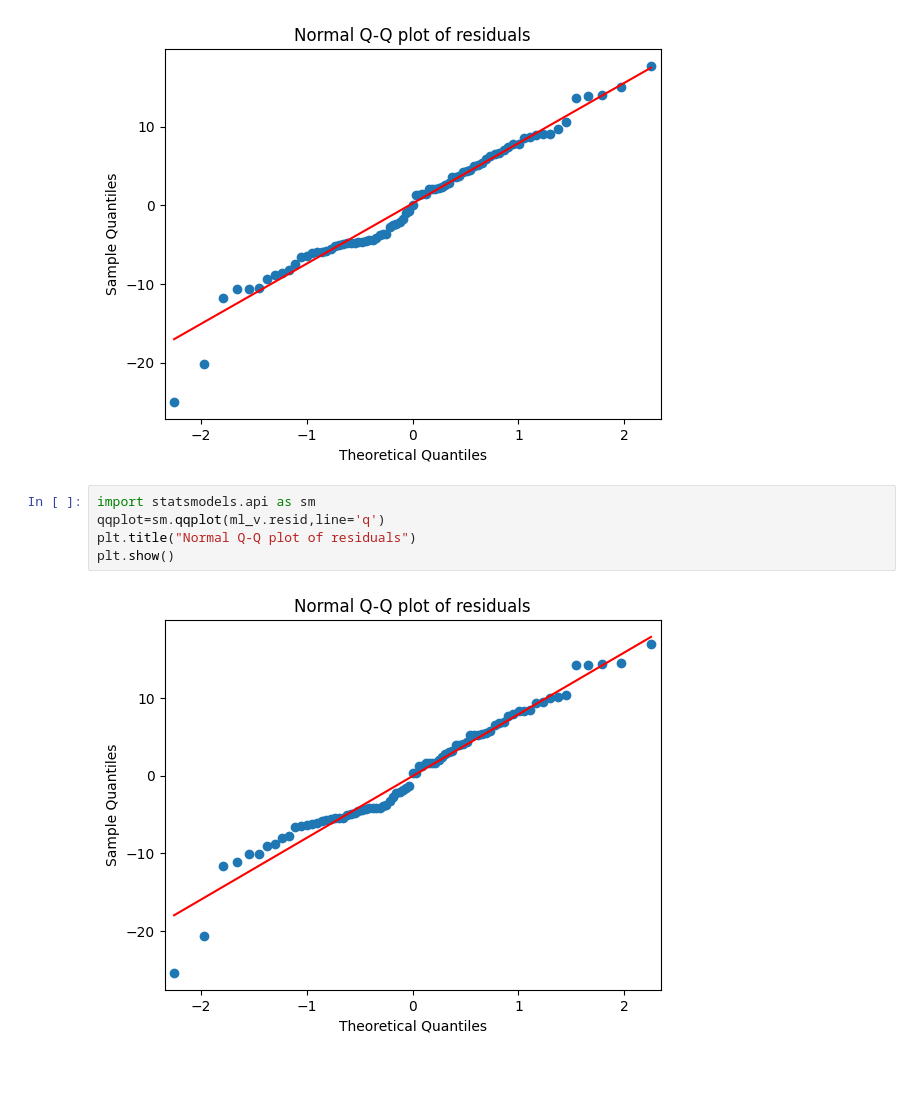
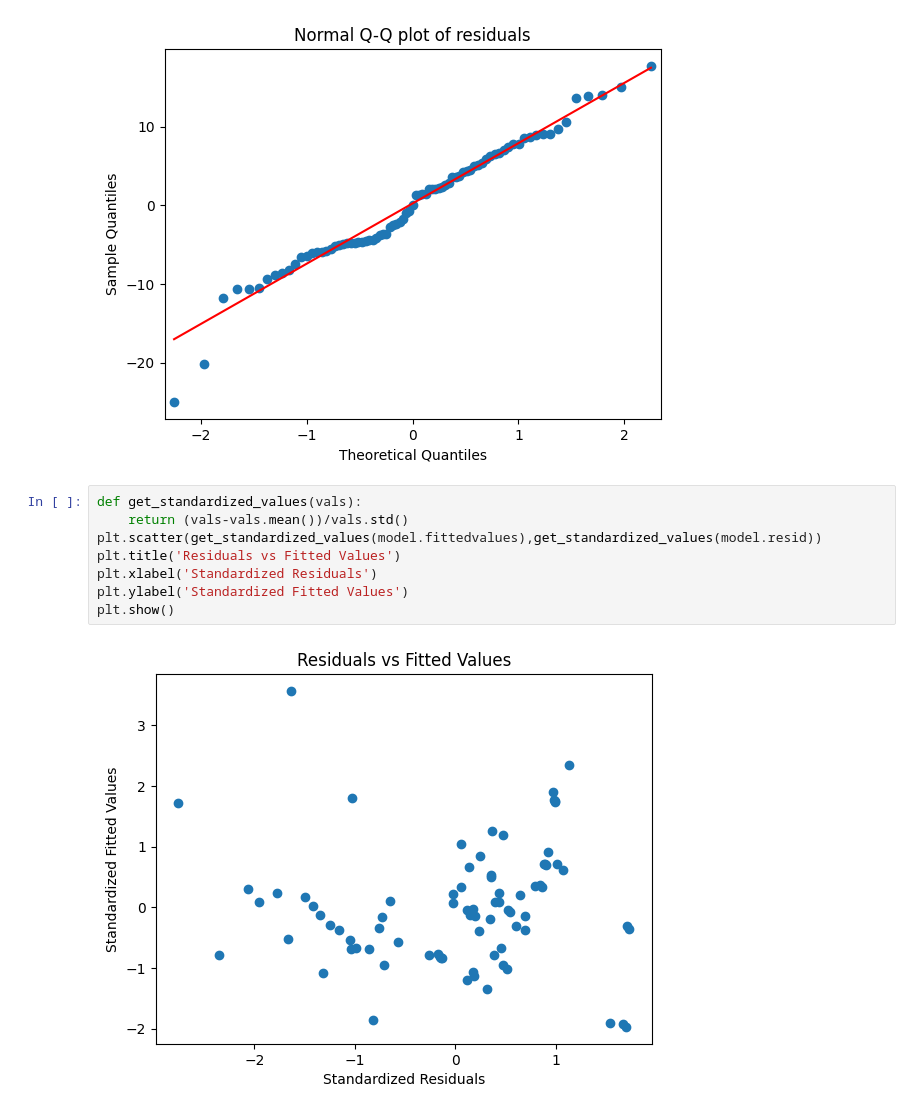
Before and after one commit to rukendar/Rukendar.s, a Jupyter notebook: Multi_Linear_Regression_3_01_25.ipynb, the cells around one changed output. Saved outputs shown, nothing was run; the diff lists cells and outputs as text; blank space fills up the shorter version.

```diff
--- a/Multi_Linear_Regression_3_01_25.ipynb
+++ b/Multi_Linear_Regression_3_01_25.ipynb
@@ -160,10 +196,13 @@ plt.title("Normal Q-Q plot of residuals")
 plt.show()
 # %% [output]
 [figure]
-# %%
-import statsmodels.api as sm
-qqplot=sm.qqplot(ml_v.resid,line='q')
-plt.title("Normal Q-Q plot of residuals")
-plt.show()
-# %% [output]
-[figure, removed]
+# %%
+def get_standardized_values(vals):
+    return (vals-vals.mean())/vals.std()
+plt.scatter(get_standardized_values(model.fittedvalues),get_standardized_values(model.resid))
+plt.title('Residuals vs Fitted Values')
+plt.xlabel('Standardized Residuals')
+plt.ylabel('Standardized Fitted Values')
+plt.show()
+# %% [output]
+[figure, added]
```
Also changed, not shown: parts of 6 cells of this notebook.
